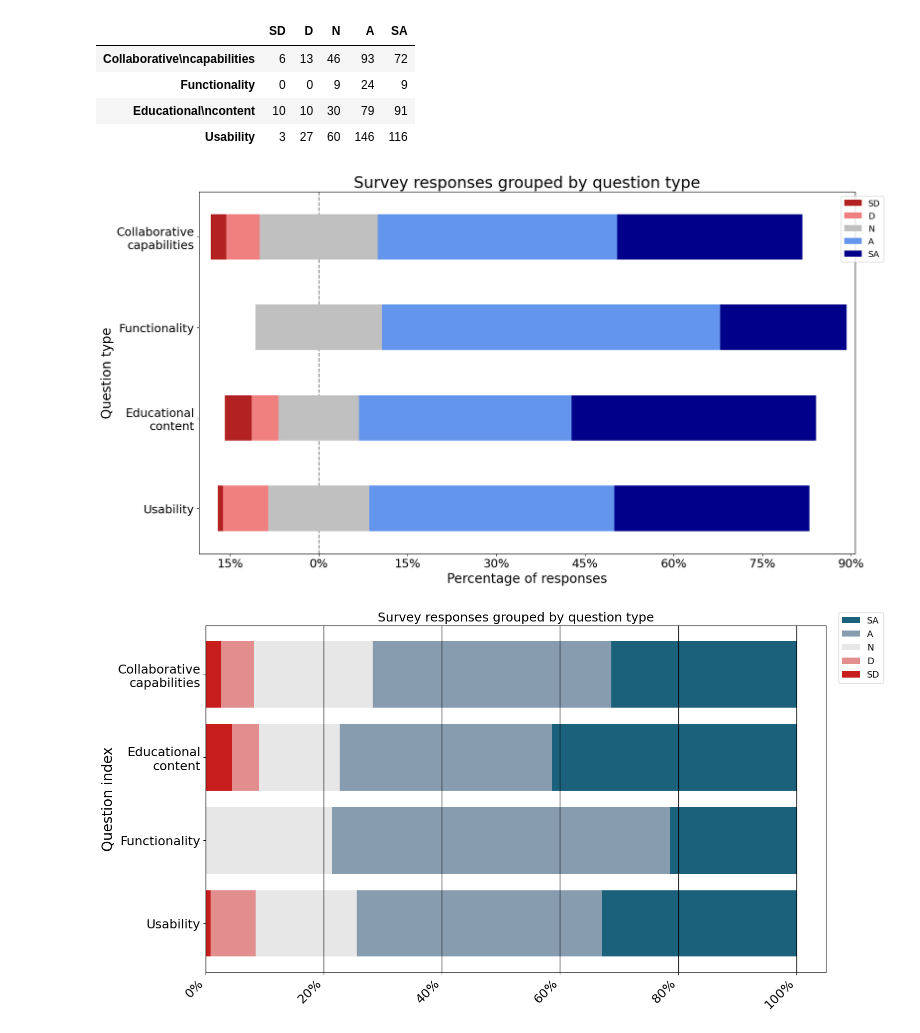
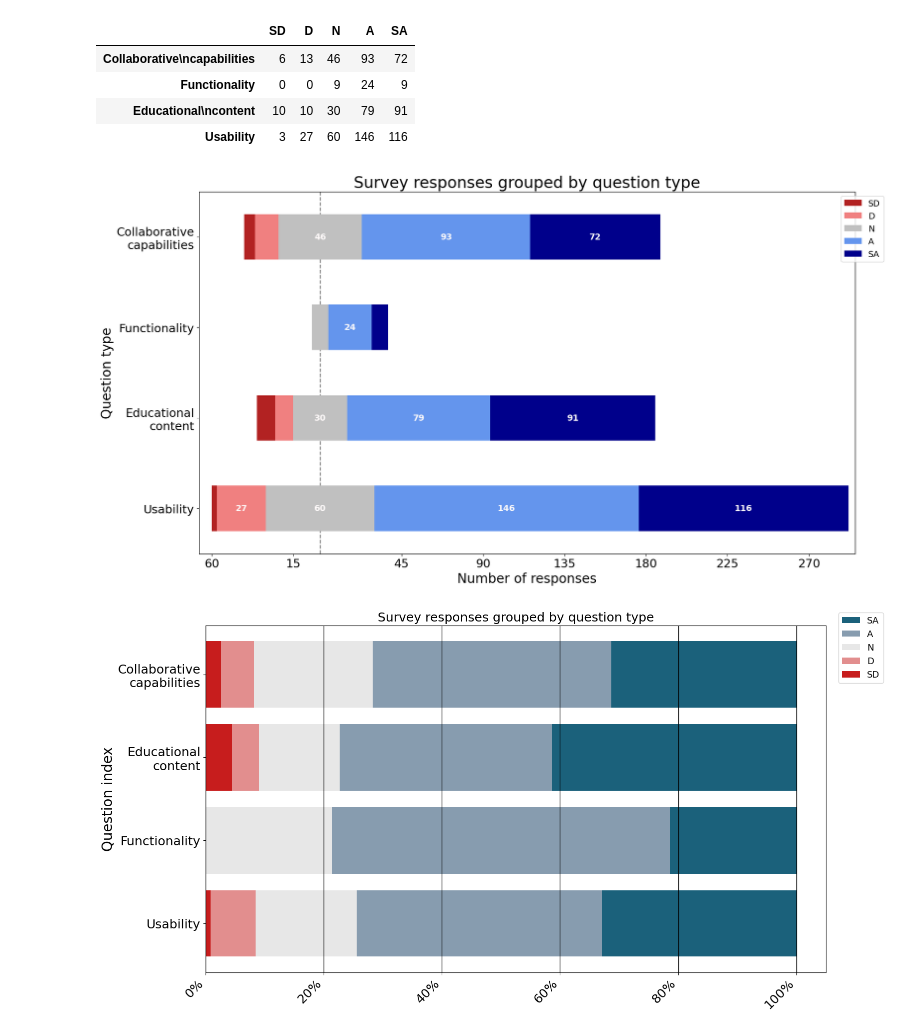
Before and after one commit to Stocastico/Evaluation_paper, a Jupyter notebook: data_analysis/Data_analysis_all.ipynb, the cells around one changed output. Cells and saved outputs as stored; diff of their text form; code cells hidden in the pictures.

```diff
--- a/data_analysis/Data_analysis_all.ipynb
+++ b/data_analysis/Data_analysis_all.ipynb
@@ -332,21 +333,22 @@ df_q_types
 # %%
 df_q_types.astype('float')
 ax = plot_likert.plot_counts(df_q_types,
                         ["SD", "D", "N", "SA", "A"],
-                        compute_percentages=True,
+                        #compute_percentages=True,
+                        bar_labels=True,
                         bar_labels_color="snow",
                         colors=plot_likert.colors.default_with_darker_neutral,
                         figsize=(18,10));
 
-ax.xaxis.set_label_text('Percentage of responses', fontsize=20);
+ax.xaxis.set_label_text('Number of responses', fontsize=20);
 ax.yaxis.set_label_text('Question type', fontsize=20);
 plt.title('Survey responses grouped by question type', fontsize=24)
 plt.setp(ax.get_xticklabels(), fontsize=18)
 plt.locator_params(axis='x', nbins=10)
 ax.set_facecolor('white')
 ax.tick_params(labelsize=18)
 # %% [output]
-[figure, old version]
+[figure, new version]
 # %%
 stacked_barplot_100(df_q_types, "Survey responses grouped by question type", df_q_types.index, 'Survey_grouped')
 # %% [output]
```
Also changed, not shown: parts of 3 cells of this notebook, 3 other files.
